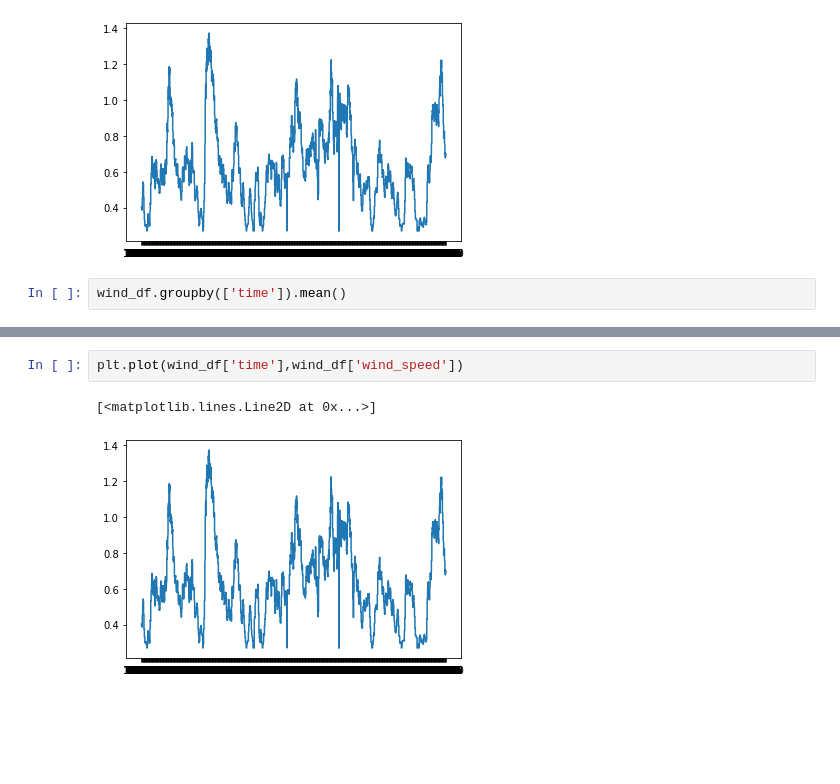
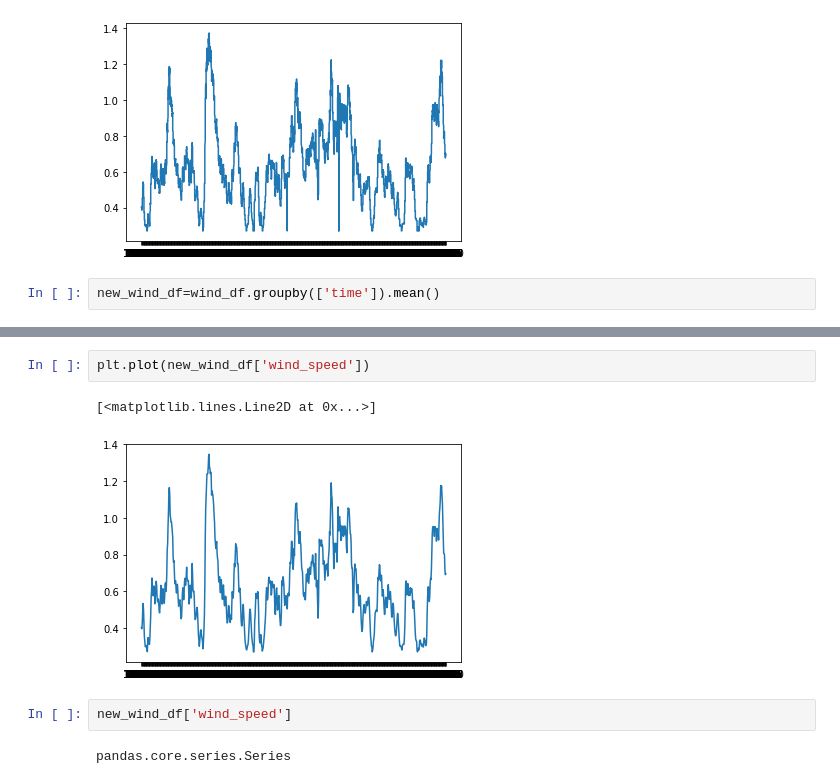
Before and after one commit to symmetricK/fly_research_project, a Jupyter notebook: Untitled.ipynb, the cells around one changed output, grey strips where cells are left out. Drawn from its saved outputs; the diff is of its cells as text; blank space fills up the shorter version.

```diff
--- a/Untitled.ipynb
+++ b/Untitled.ipynb
@@ -63,4 +63,4 @@ plt.plot(t_list,wind_spd_list)
 [<matplotlib.lines.Line2D at 0x...>]
 [figure]
 # %%
-wind_df.groupby(['time']).mean()
+new_wind_df=wind_df.groupby(['time']).mean()
@@ -98,5 +102,9 @@ wind_df
 # %%
-plt.plot(wind_df['time'],wind_df['wind_speed'])
+plt.plot(new_wind_df['wind_speed'])
 # %% [output]
 [<matplotlib.lines.Line2D at 0x...>]
-[figure, old version]
+[figure, new version]
+# %%
+new_wind_df['wind_speed']
+# %% [output]
+pandas.core.series.Series
```
Also changed, not shown: parts of 5 cells of this notebook.
